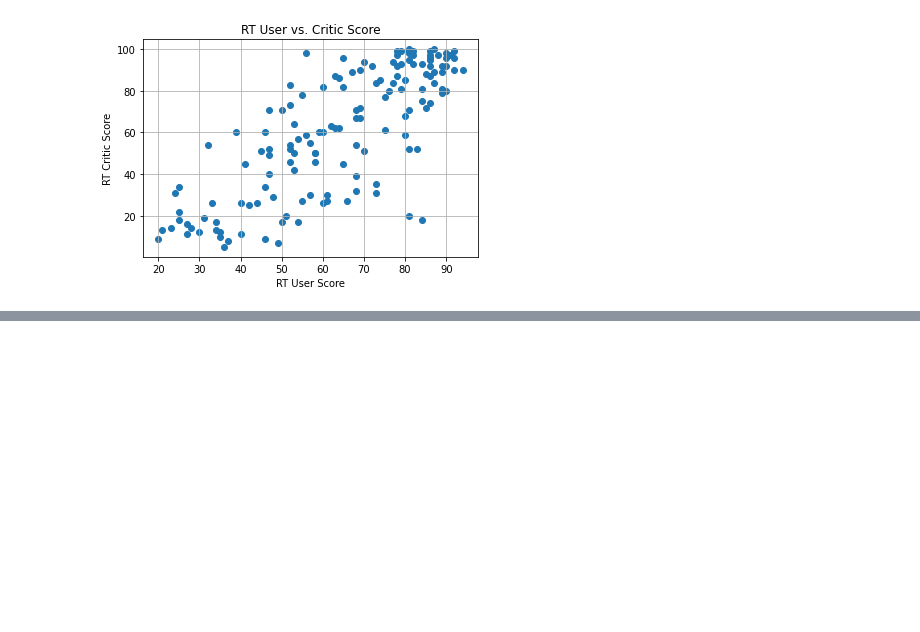
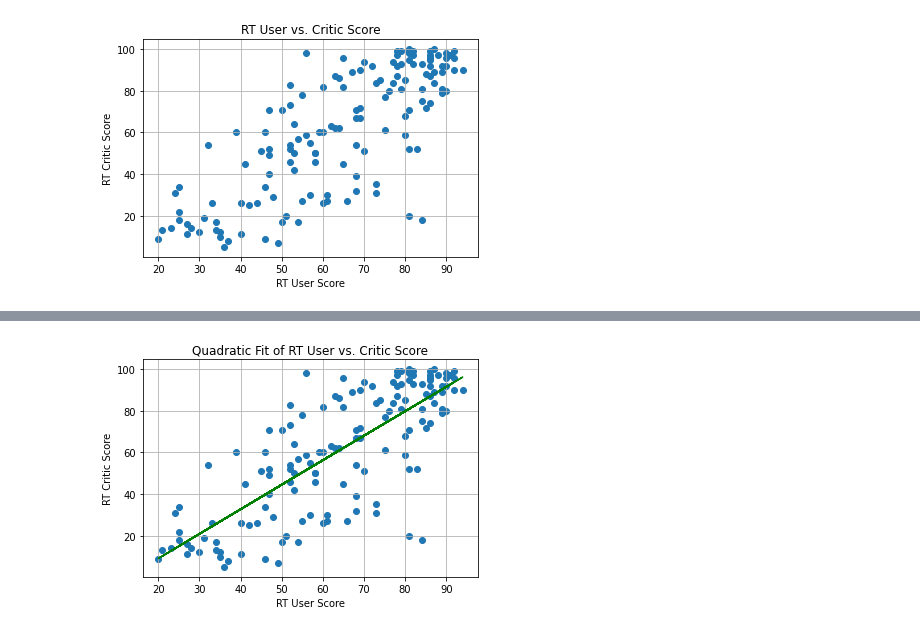
Before and after one commit to f1nn3g4n/SENG474, a Jupyter notebook: A1/V00908356_TobinF_08.ipynb, the cells around one changed output, grey strips where cells are left out. Saved outputs shown, nothing was run; the diff lists cells and outputs as text; code cells hidden in the pictures; blank space fills up the shorter version.

```diff
--- a/A1/V00908356_TobinF_08.ipynb
+++ b/A1/V00908356_TobinF_08.ipynb
@@ -70,0 +95,22 @@ plt.show()
+# %%
+# help from https://data36.com/polynomial-regression-python-scikit-learn/
+from sklearn.preprocessing import PolynomialFeatures
+
+quad = PolynomialFeatures(degree=2, include_bias=False)
+cub = PolynomialFeatures(degree=3, include_bias=False)
+quad_feat = quad.fit_transform(sk_x)
+cub_feat = cub.fit_transform(sk_x)
+quad_fit = LinearRegression().fit(quad_feat, sk_y)
+cub_fit = LinearRegression().fit(cub_feat, sk_y)
+# %%
+plt.scatter(x,y)
+plt.ylabel('RT Critic Score')
+plt.xlabel('RT User Score')
+plt.title('Quadratic Fit of RT User vs. Critic Score')
+
+plt.plot(x,quad_fit.predict(quad_feat),color="green")
+
+plt.grid()
+plt.show()
+# %% [output]
+[figure, added]
```
Also changed, not shown: parts of 23 cells of this notebook, 7 other files.
